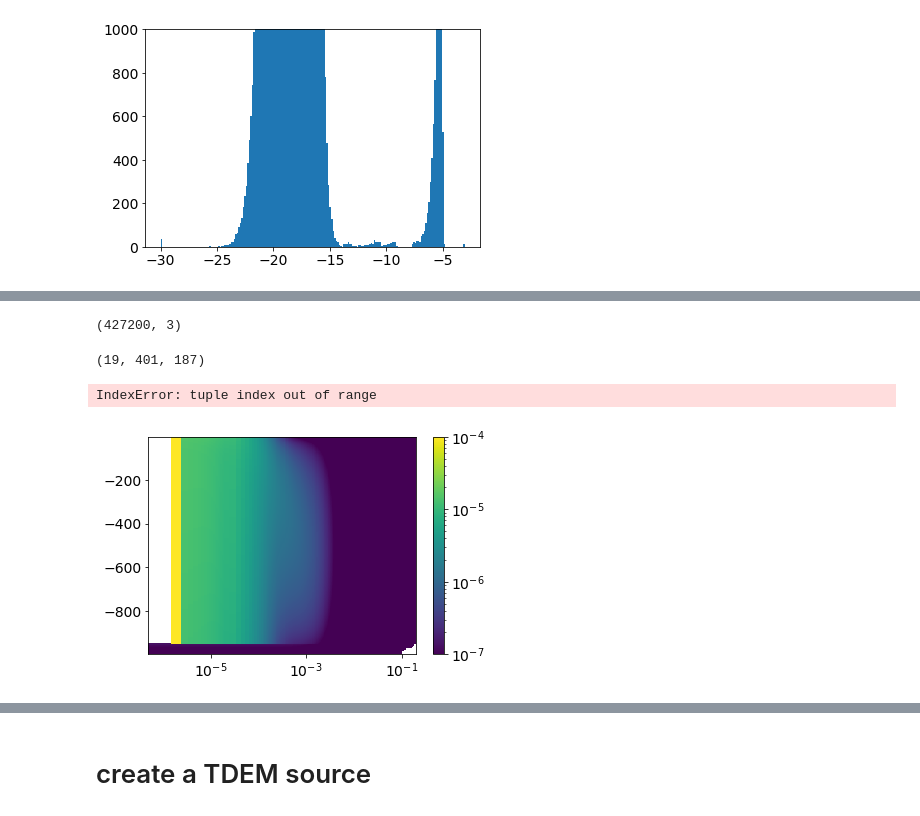
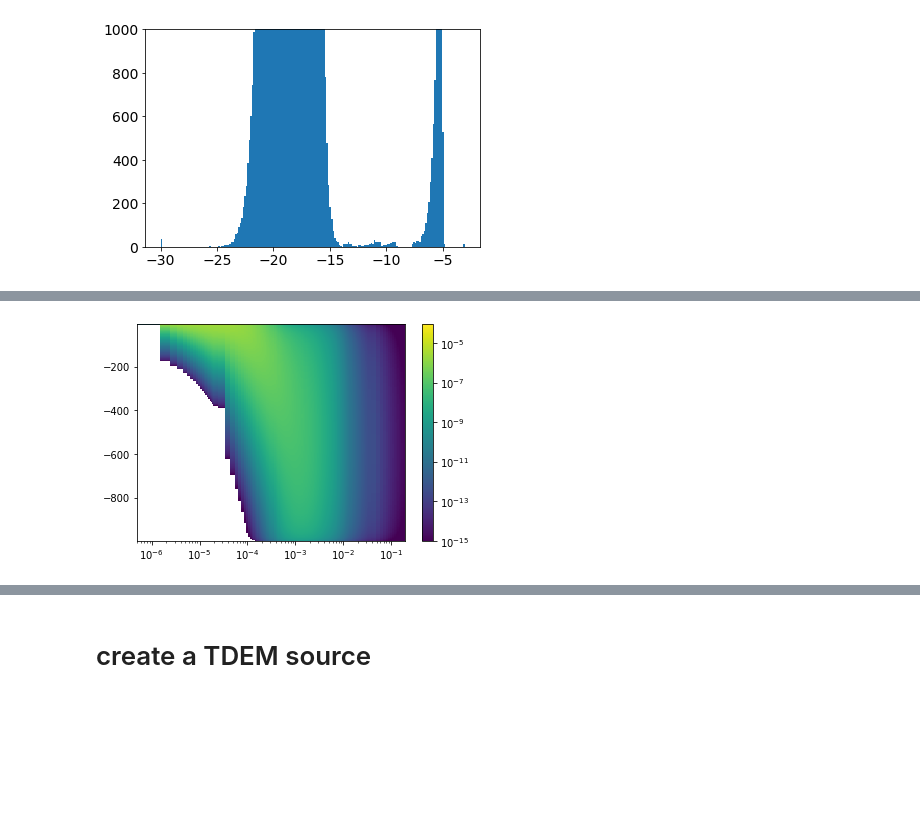
Before and after one commit to lheagy/heagy-2019-casing-ml, a Jupyter notebook: notebooks/TDEM_current_plots_src_term.ipynb, the cells around one changed output, grey strips where cells are left out. Drawn from its saved outputs; the diff is of its cells as text; code cells hidden in the pictures; blank space fills up the shorter version.

```diff
--- a/notebooks/TDEM_current_plots_src_term.ipynb
+++ b/notebooks/TDEM_current_plots_src_term.ipynb
@@ -851,23 +851,25 @@ ax[2].set_ylim(1e-8*np.r_[-1, 1])
 def compute_sm_source_term(src, key="approx_casing", primary_key="casing", safe=True, radius = model.casing_b):
     # safe assigns zero outside the region of the casing in order to avoid accumulation of numerical errors
 
-    # todo fix the fact that I am looping
     sm = compute_sm_error(src, None, key, primary_key)
     sm = sm[mesh.vnE[0]:mesh.vnE[:2].sum(), :]  # only the y-component
     sm = sm.reshape(list(mesh.vnEy) + [sim.nT], order="F")
     sm = sm.mean(1) # take the mean around the theta edges (they are basically identical)
 
     if safe is True:
-        rinds = np.where(mesh.vectorNx[1:]<radius)[0]
-        rinds = slice(rinds[0], rinds[-1]+1)
-        zinds = np.where((mesh.vectorNz<=0) & (mesh.vectorNz>=-model.casing_l))[0]
+        rinds = np.where(mesh.vectorNx[1:]<=radius)[0]
+        rinds = slice(rinds[0], rinds[-1]+2)
+        zinds = np.where((mesh.vectorNz < 0) & (mesh.vectorNz > -model.casing_l))[0]
         zinds = slice(zinds[0], zinds[-1]+1)
         sm = sm[rinds, zinds, :]
-        R = np.squeeze(mesh.gridEx[:, 0].reshape(mesh.vnEx)[rinds, 0, zinds])
+        R = np.squeeze(mesh.gridEy[:, 0].reshape(mesh.vnEy, order="F")[rinds, 0, zinds])
+#         print(R)
 
     else:
-        R = np.squeeze(mesh.gridEx[:, 0].reshape(mesh.vnEx)[:, 0, :])
+        R = np.squeeze(mesh.gridEy[:, 0].reshape(mesh.vnEy, order="F")[:, 0, :])
 
     R = np.repeat(R.reshape(R.shape + (1,)), sim.nT, axis=2)
 
-    return sm*R/radius
+    return rinds, zinds, (sm*R).sum(0)/radius
+# %%
+rinds, zinds, src_term = compute_sm_source_term(survey.source_list[0])
@@ -874,6 +883,4 @@ def compute_sm_source_term(src, key="approx_casing", primary_key="casing", safe=
 # %%
-rinds = np.where(mesh.vectorNx[1:]<model.casing_b)[0]
-rinds = slice(rinds[0], rinds[-1]+1)
-zinds = np.where((mesh.vectorNz<=0) & (mesh.vectorNz>=-model.casing_l))[0]
+zinds = np.where((mesh.vectorNz < 0) & (mesh.vectorNz > -model.casing_l))[0]
 zinds = slice(zinds[0], zinds[-1]+1)
-R = np.squeeze(mesh.gridEx[:, 0].reshape(mesh.vnEx)[rinds, 0, zinds])
+z = mesh.vectorNz[zinds]
@@ -899,12 +886,0 @@ IndexError: shape mismatch: indexing arrays could not be broadcast together with
-# %%
-mesh.gridEx.shape
-# %% [output]
-(427200, 3)
-# %%
-smyr3.shape
-# %% [output]
-(19, 401, 187)
-# %%
-slice(rinds[0], rinds[1]+1)
-# %% [output]
-IndexError: tuple index out of range
@@ -924,13 +887,20 @@ for ti in range(nT):
 # %%
 fig, ax = plt.subplots(1, 1)
-clim = np.r_[1e-7, 1e-4]
+
+# plt.colorbar(
+#     ax.pcolormesh(sim.time_mesh.vectorCCx, z, src_term, norm=SymLogNorm(linthresh=1e-9, vmax=1e-4, vmin=-1e-4), cmap='BrBG'),
+#     ax=ax
+# )
+
 plt.colorbar(
-    ax.pcolormesh(sim.time_mesh.vectorCCx, mesh.vectorNz[zinds], -sm_surface, norm=LogNorm(vmin=clim.min(), vmax=clim.max())),
+    ax.pcolormesh(sim.time_mesh.vectorCCx, z, -src_term, norm=LogNorm(vmin=1e-15, vmax=1e-4)),
     ax=ax
 )
+
 ax.set_xscale('log')
+# ax.set_xlim([1e-7, 1e-5])
 # %% [output]
-[figure, old version]
+[figure, new version]
 # %%
 fig = plt.figure()
 ax = fig.gca(projection='3d')
```
Also changed, not shown: parts of 35 cells of this notebook.
